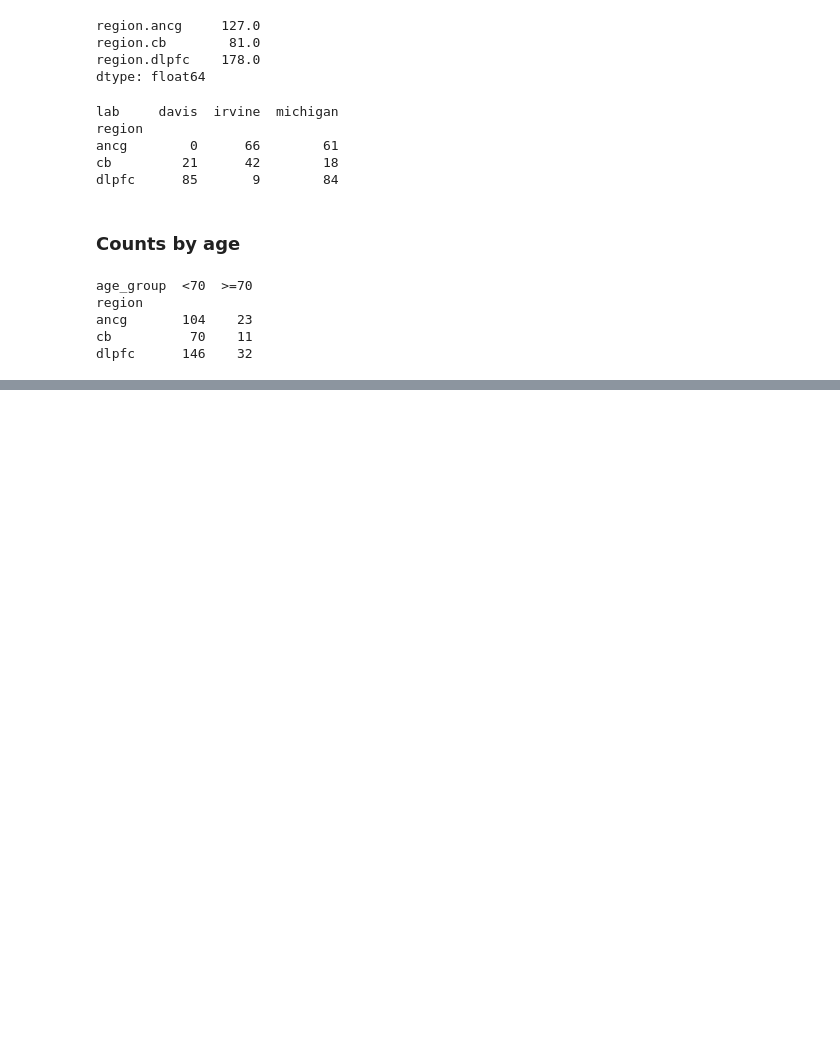
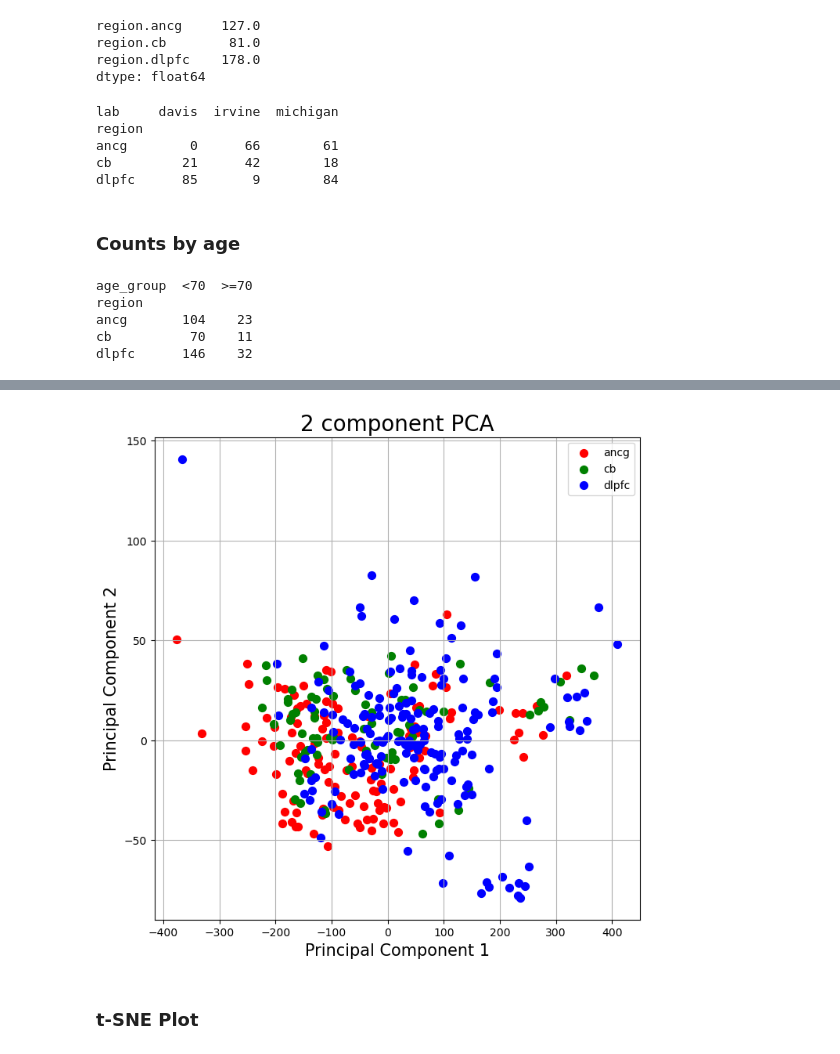
Before and after one commit to ChanChanMan18/STATS604_Project2, a Jupyter notebook: src/STATS604_Project1_chandle.ipynb, the cells around one changed output, grey strips where cells are left out. Cells and saved outputs as stored; diff of their text form; code cells hidden in the pictures; blank space fills up the shorter version.

```diff
--- a/src/STATS604_Project1_chandle.ipynb
+++ b/src/STATS604_Project1_chandle.ipynb
@@ -119,0 +122,10 @@ Important to note that we have much more data for the over 70 group than for the
+# %%
+# Setting number of principal components
+pca = PCA(n_components = 50)
+# %%
+# Extracting principal components
+principalComponents = pca.fit_transform(X_expression_NC)
+# %%
+PC_df = pd.DataFrame(data = principalComponents)
+final_PC_df = pd.concat([PC_df, brain_region_target], axis = 1)
+final_PC_df
@@ -119,0 +150,5 @@ Important to note that we have much more data for the over 70 group than for the
+# %%
+# Renaming columns
+n = min(50, final_PC_df.shape[1])  # just in case there are < 50 cols
+new_names = {old: f"PC{i+1}" for i, old in enumerate(final_PC_df.columns[:n])}
+final_PC_df = final_PC_df.rename(columns=new_names)
@@ -119,0 +171,21 @@ Important to note that we have much more data for the over 70 group than for the
+# %%
+fig = plt.figure(figsize = (8,8))
+ax = fig.add_subplot(1,1,1)
+ax.set_xlabel('Principal Component 1', fontsize = 15)
+ax.set_ylabel('Principal Component 2', fontsize = 15)
+ax.set_title('2 component PCA', fontsize = 20)
+
+targets = ['ancg', 'cb', 'dlpfc']
+colors = ['r', 'g', 'b']
+for target, color in zip(targets,colors):
+    indicesToKeep = final_PC_df['region'] == target
+    ax.scatter(final_PC_df.loc[indicesToKeep, 'PC1']
+               , final_PC_df.loc[indicesToKeep, 'PC2']
+               , c = color
+               , s = 50)
+ax.legend(targets)
+ax.grid()
+# %% [output]
+[figure, added]
+# %% [markdown]
+### t-SNE Plot
```
Also changed, not shown: parts of 16 cells of this notebook.
